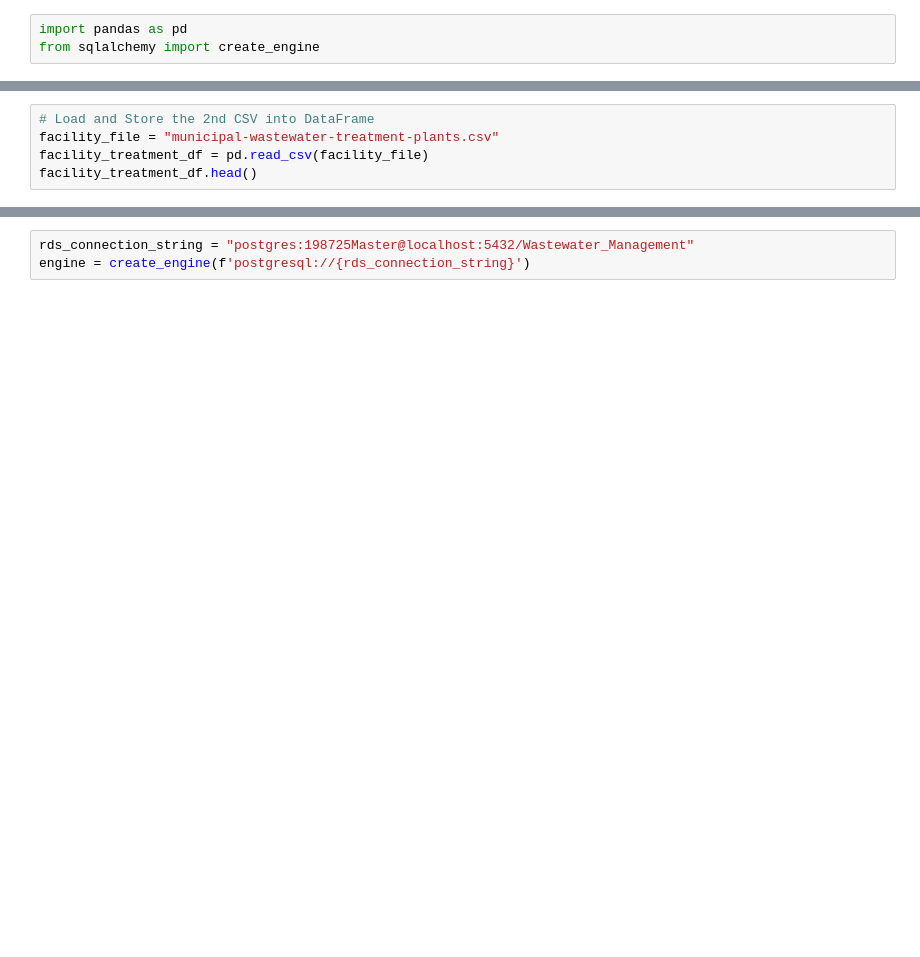
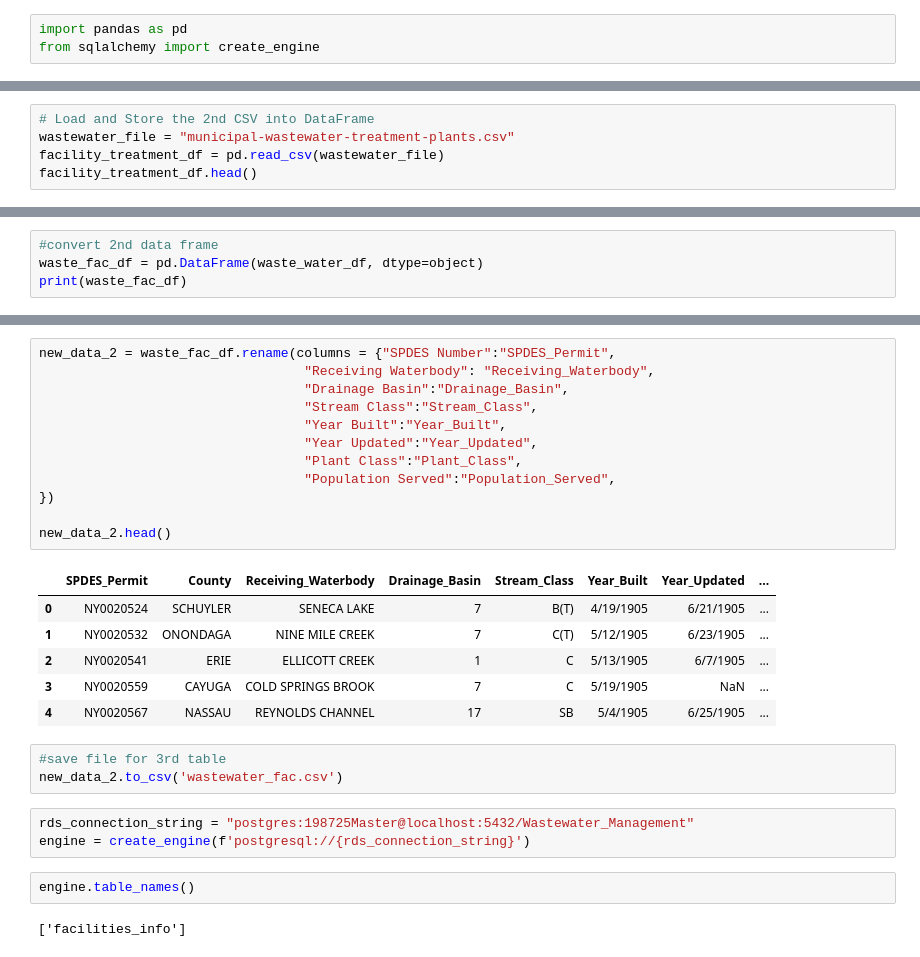
Before and after one commit to fender190/ETL-Project, a Jupyter notebook: ETL Project.ipynb, the cells around one changed output, grey strips where cells are left out. Saved outputs shown, nothing was run; the diff lists cells and outputs as text; blank space fills up the shorter version.

```diff
--- a/ETL Project.ipynb
+++ b/ETL Project.ipynb
@@ -54,5 +97,5 @@ location_df.head()
 # %%
 # Load and Store the 2nd CSV into DataFrame
-facility_file = "municipal-wastewater-treatment-plants.csv"
-facility_treatment_df = pd.read_csv(facility_file)
+wastewater_file = "municipal-wastewater-treatment-plants.csv"
+facility_treatment_df = pd.read_csv(wastewater_file)
 facility_treatment_df.head()
@@ -66,0 +121,4 @@ treatments_info_df.head()
+# %%
+#convert 2nd data frame
+waste_fac_df = pd.DataFrame(waste_water_df, dtype=object)
+print(waste_fac_df)
@@ -67,3 +143,29 @@ treatments_info_df.head()
+# %%
+new_data_2 = waste_fac_df.rename(columns = {"SPDES Number":"SPDES_Permit",
+                                  "Receiving Waterbody": "Receiving_Waterbody",
+                                  "Drainage Basin":"Drainage_Basin",
+                                  "Stream Class":"Stream_Class",
+                                  "Year Built":"Year_Built",
+                                  "Year Updated":"Year_Updated",
+                                  "Plant Class":"Plant_Class",
+                                  "Population Served":"Population_Served",
+})
+
+new_data_2.head()
+# %% [output]
+|  | SPDES_Permit | County | Receiving_Waterbody | Drainage_Basin | Stream_Class | Year_Built | Year_Updated | ... |
+| 0 | NY0020524 | SCHUYLER | SENECA LAKE | 7 | B(T) | 4/19/1905 | 6/21/1905 | ... |
+| 1 | NY0020532 | ONONDAGA | NINE MILE CREEK | 7 | C(T) | 5/12/1905 | 6/23/1905 | ... |
+| 2 | NY0020541 | ERIE | ELLICOTT CREEK | 1 | C | 5/13/1905 | 6/7/1905 | ... |
+| 3 | NY0020559 | CAYUGA | COLD SPRINGS BROOK | 7 | C | 5/19/1905 | NaN | ... |
+| 4 | NY0020567 | NASSAU | REYNOLDS CHANNEL | 17 | SB | 5/4/1905 | 6/25/1905 | ... |
+# %%
+#save file for 3rd table
+new_data_2.to_csv('wastewater_fac.csv')
 # %%
 rds_connection_string = "postgres:198725Master@localhost:5432/Wastewater_Management"
 engine = create_engine(f'postgresql://{rds_connection_string}')
+# %%
+engine.table_names()
+# %% [output]
+['facilities_info']
```
Also changed, not shown: parts of 15 cells of this notebook, 5 other files.
